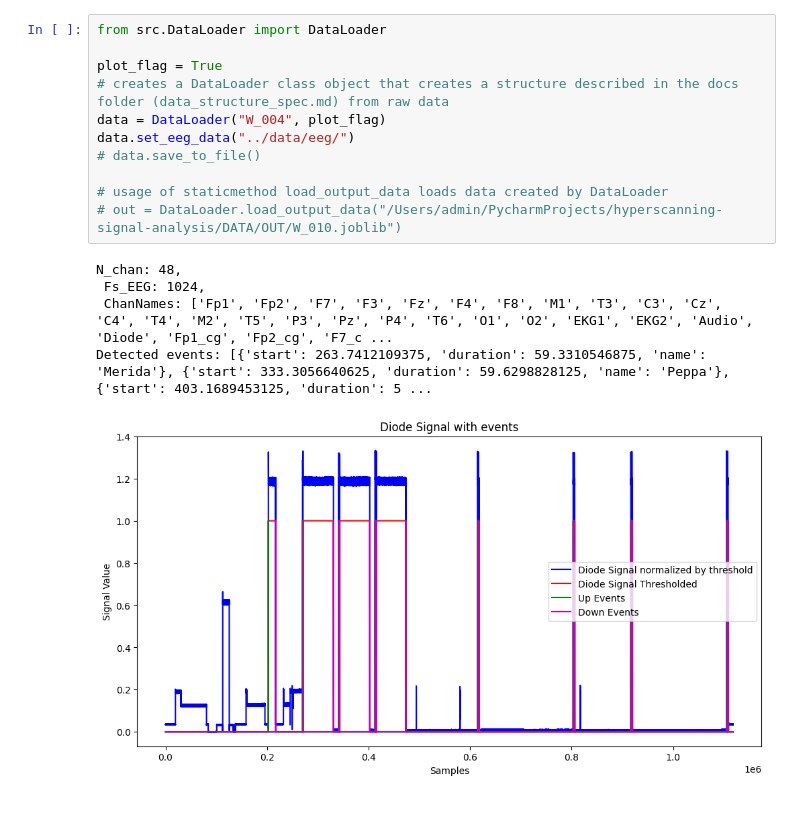
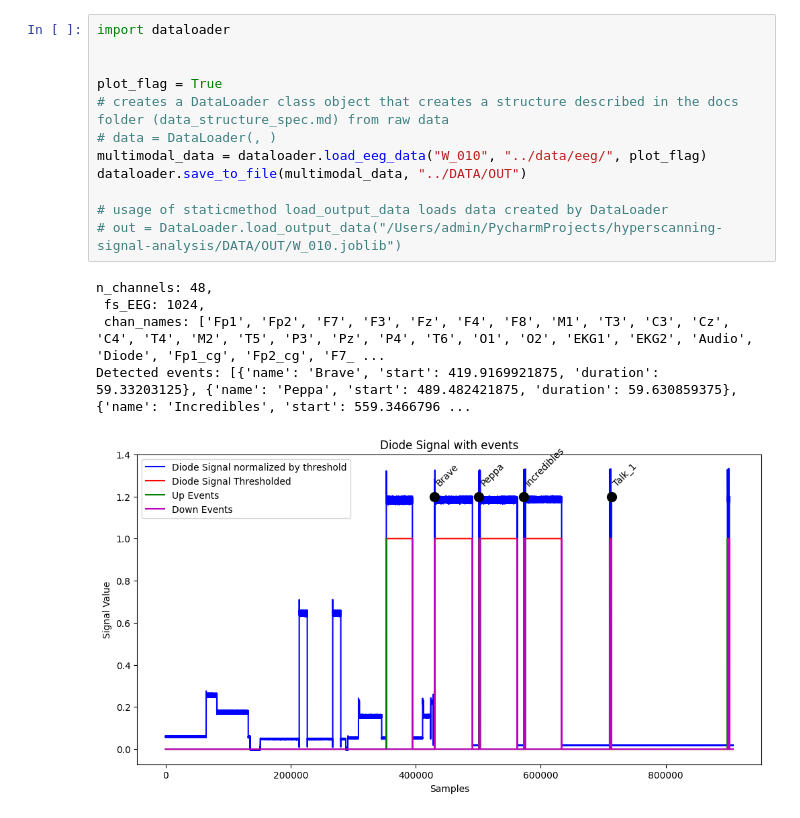
Before and after one commit to SYNCC-IN/hyperscanning-signal-analysis, a Jupyter notebook: src/Example_DataLoader_usage.ipynb, the cells around one changed output. Drawn from its saved outputs; the diff is of its cells as text.

Commit message:
refactor data loading and structure for EEG and ECG processing

```diff
--- a/src/Example_DataLoader_usage.ipynb
+++ b/src/Example_DataLoader_usage.ipynb
@@ -1,17 +1,18 @@
 # %%
-from src.DataLoader import DataLoader
+import dataloader
+
 
 plot_flag = True
 # creates a DataLoader class object that creates a structure described in the docs folder (data_structure_spec.md) from raw data
-data = DataLoader("W_004", plot_flag)
-data.set_eeg_data("../data/eeg/")
-# data.save_to_file()
+# data = DataLoader(, )
+multimodal_data = dataloader.load_eeg_data("W_010", "../data/eeg/", plot_flag)
+dataloader.save_to_file(multimodal_data, "../DATA/OUT")
 
 # usage of staticmethod load_output_data loads data created by DataLoader
 # out = DataLoader.load_output_data("/Users/admin/PycharmProjects/hyperscanning-signal-analysis/DATA/OUT/W_010.joblib")
 # %% [output]
-N_chan: 48,
- Fs_EEG: 1024,
- ChanNames: ['Fp1', 'Fp2', 'F7', 'F3', 'Fz', 'F4', 'F8', 'M1', 'T3', 'C3', 'Cz', 'C4', 'T4', 'M2', 'T5', 'P3', 'Pz', 'P4', 'T6', 'O1', 'O2', 'EKG1', 'EKG2', 'Audio', 'Diode', 'Fp1_cg', 'Fp2_cg', 'F7_c ...
-Detected events: [{'start': 263.7412109375, 'duration': 59.3310546875, 'name': 'Merida'}, {'start': 333.3056640625, 'duration': 59.6298828125, 'name': 'Peppa'}, {'start': 403.1689453125, 'duration': 5 ...
+n_channels: 48,
+ fs_EEG: 1024,
+ chan_names: ['Fp1', 'Fp2', 'F7', 'F3', 'Fz', 'F4', 'F8', 'M1', 'T3', 'C3', 'Cz', 'C4', 'T4', 'M2', 'T5', 'P3', 'Pz', 'P4', 'T6', 'O1', 'O2', 'EKG1', 'EKG2', 'Audio', 'Diode', 'Fp1_cg', 'Fp2_cg', 'F7_ ...
+Detected events: [{'name': 'Brave', 'start': 419.9169921875, 'duration': 59.33203125}, {'name': 'Peppa', 'start': 489.482421875, 'duration': 59.630859375}, {'name': 'Incredibles', 'start': 559.3466796 ...
-[figure, old version]
+[figure, new version]
```
Also changed, not shown: parts of 3 cells of this notebook, 5 other files.
